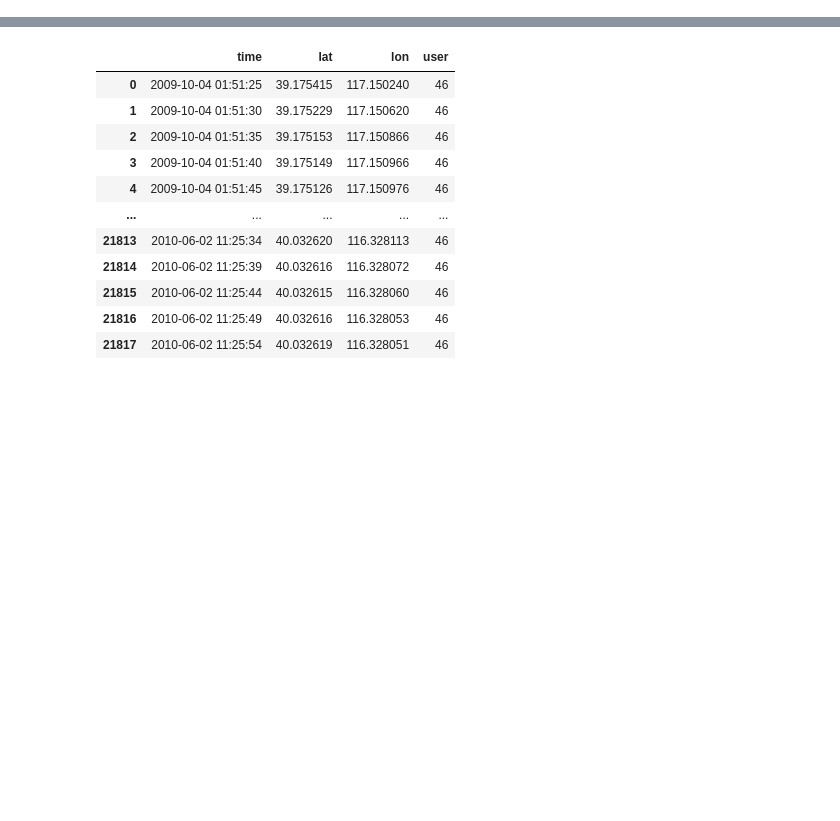
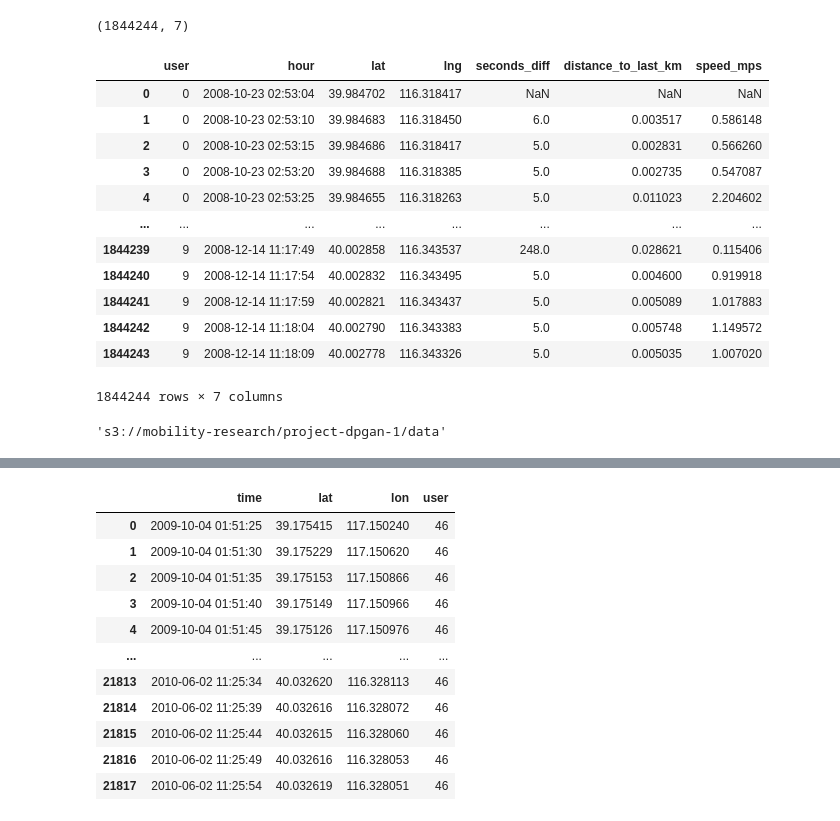
Before and after one commit to GabrielPila/skmob_mmc_mobility, a Jupyter notebook: notebooks/tmp_nb.ipynb, the cells around one changed output, grey strips where cells are left out. Saved outputs shown, nothing was run; the diff lists cells and outputs as text; code cells hidden in the pictures; blank space fills up the shorter version.

```diff
--- a/notebooks/tmp_nb.ipynb
+++ b/notebooks/tmp_nb.ipynb
@@ -0,0 +38,24 @@
+# %%
+data.shape
+# %% [output]
+(1844244, 7)
+# %%
+data
+# %% [output]
+|  | user | hour | lat | lng | seconds_diff | distance_to_last_km | speed_mps |
+| 0 | 0 | 2008-10-23 02:53:04 | 39.984702 | 116.318417 | NaN | NaN | NaN |
+| 1 | 0 | 2008-10-23 02:53:10 | 39.984683 | 116.318450 | 6.0 | 0.003517 | 0.586148 |
+| 2 | 0 | 2008-10-23 02:53:15 | 39.984686 | 116.318417 | 5.0 | 0.002831 | 0.566260 |
+| 3 | 0 | 2008-10-23 02:53:20 | 39.984688 | 116.318385 | 5.0 | 0.002735 | 0.547087 |
+| 4 | 0 | 2008-10-23 02:53:25 | 39.984655 | 116.318263 | 5.0 | 0.011023 | 2.204602 |
+| ... | ... | ... | ... | ... | ... | ... | ... |
+| 1844239 | 9 | 2008-12-14 11:17:49 | 40.002858 | 116.343537 | 248.0 | 0.028621 | 0.115406 |
+| 1844240 | 9 | 2008-12-14 11:17:54 | 40.002832 | 116.343495 | 5.0 | 0.004600 | 0.919918 |
+| 1844241 | 9 | 2008-12-14 11:17:59 | 40.002821 | 116.343437 | 5.0 | 0.005089 | 1.017883 |
+| 1844242 | 9 | 2008-12-14 11:18:04 | 40.002790 | 116.343383 | 5.0 | 0.005748 | 1.149572 |
+| 1844243 | 9 | 2008-12-14 11:18:09 | 40.002778 | 116.343326 | 5.0 | 0.005035 | 1.007020 |
+1844244 rows × 7 columns
+# %%
+PATH_S3_DATA
+# %% [output]
+'s3://mobility-research/project-dpgan-1/data'
```
Also changed, not shown: parts of 45 cells of this notebook, 1 other file.
